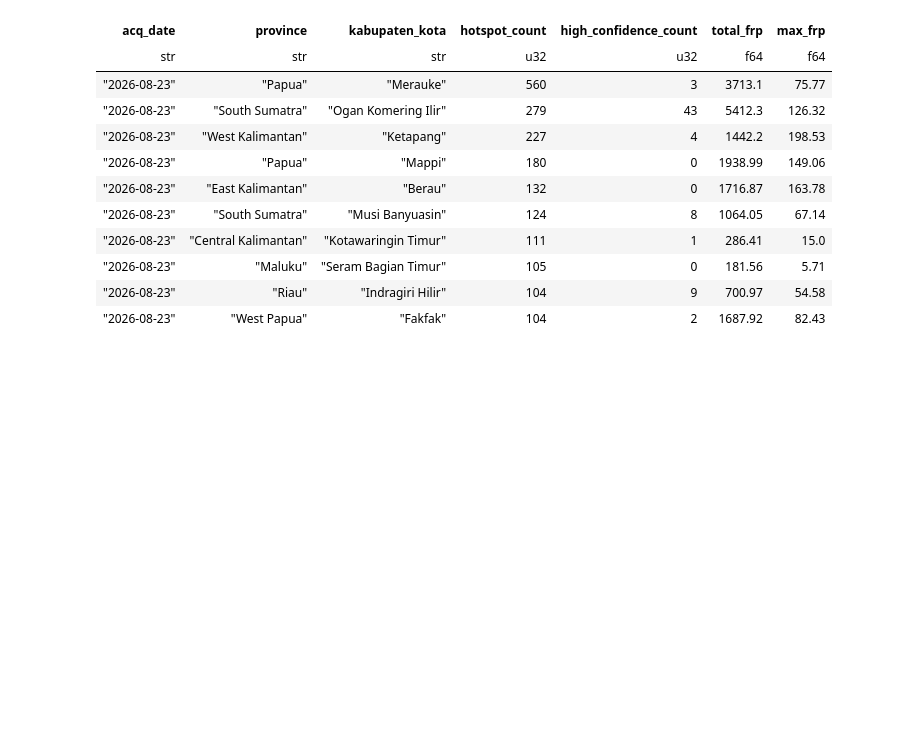
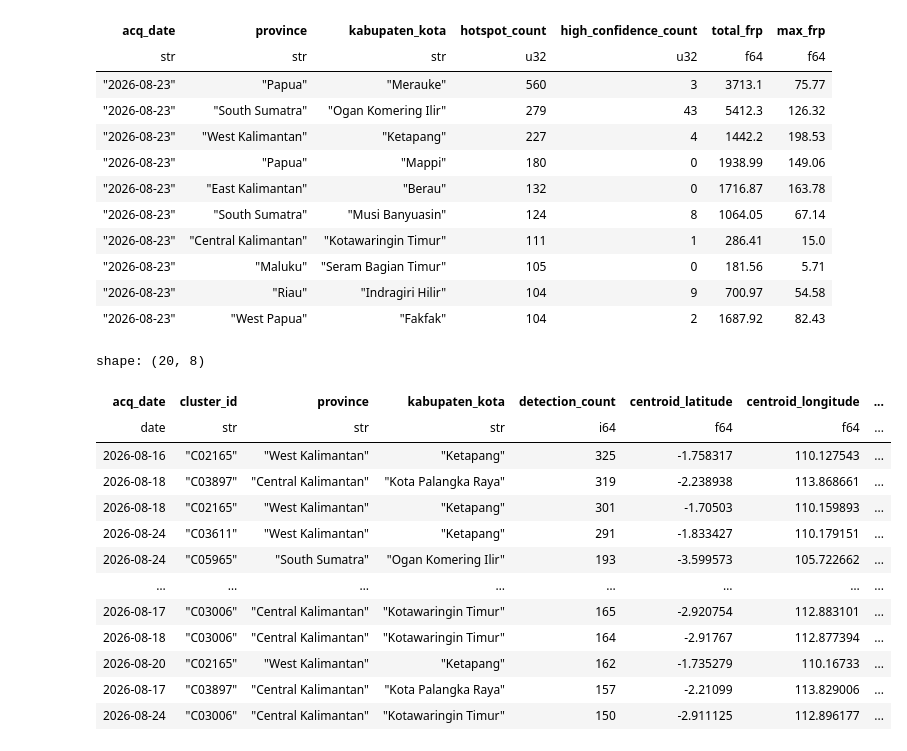
Before and after one commit to FAL10000/KarhutlaWatch-ID, a Jupyter notebook: notebooks/explore.ipynb, the cells around one changed output. Drawn from its saved outputs; the diff is of its cells as text; code cells hidden in the pictures; blank space fills up the shorter version.

```diff
--- a/notebooks/explore.ipynb
+++ b/notebooks/explore.ipynb
@@ -163,3 +164,42 @@ shape: (10, 7)
 | "2026-08-23" | "Maluku" | "Seram Bagian Timur" | 105 | 0 | 181.56 | 5.71 |
 | "2026-08-23" | "Riau" | "Indragiri Hilir" | 104 | 9 | 700.97 | 54.58 |
 | "2026-08-23" | "West Papua" | "Fakfak" | 104 | 2 | 1687.92 | 82.43 |
+# %%
+clusterz = pl.read_parquet("../data/analytics/hotspot_clusters.parquet")
+# %%
+clusterz.select(
+    "detection_count",
+    "active_days",
+    "track_detection_count",
+).describe()
+
+(
+    clusterz
+    .sort("detection_count", descending=True)
+    .select(
+        "acq_date",
+        "cluster_id",
+        "province",
+        "kabupaten_kota",
+        "detection_count",
+        "centroid_latitude",
+        "centroid_longitude",
+        "total_frp",
+    )
+    .head(20)
+)
+# %% [output]
+shape: (20, 8)
+| acq_date | cluster_id | province | kabupaten_kota | detection_count | centroid_latitude | centroid_longitude | ... |
+| date | str | str | str | i64 | f64 | f64 | ... |
+| 2026-08-16 | "C02165" | "West Kalimantan" | "Ketapang" | 325 | -1.758317 | 110.127543 | ... |
+| 2026-08-18 | "C03897" | "Central Kalimantan" | "Kota Palangka Raya" | 319 | -2.238938 | 113.868661 | ... |
+| 2026-08-18 | "C02165" | "West Kalimantan" | "Ketapang" | 301 | -1.70503 | 110.159893 | ... |
+| 2026-08-24 | "C03611" | "West Kalimantan" | "Ketapang" | 291 | -1.833427 | 110.179151 | ... |
+| 2026-08-24 | "C05965" | "South Sumatra" | "Ogan Komering Ilir" | 193 | -3.599573 | 105.722662 | ... |
+| … | … | … | … | … | … | … | ... |
+| 2026-08-17 | "C03006" | "Central Kalimantan" | "Kotawaringin Timur" | 165 | -2.920754 | 112.883101 | ... |
+| 2026-08-18 | "C03006" | "Central Kalimantan" | "Kotawaringin Timur" | 164 | -2.91767 | 112.877394 | ... |
+| 2026-08-20 | "C02165" | "West Kalimantan" | "Ketapang" | 162 | -1.735279 | 110.16733 | ... |
+| 2026-08-17 | "C03897" | "Central Kalimantan" | "Kota Palangka Raya" | 157 | -2.21099 | 113.829006 | ... |
+| 2026-08-24 | "C03006" | "Central Kalimantan" | "Kotawaringin Timur" | 150 | -2.911125 | 112.896177 | ... |
```
Also changed, not shown: parts of 8 cells of this notebook, 4 other files.
